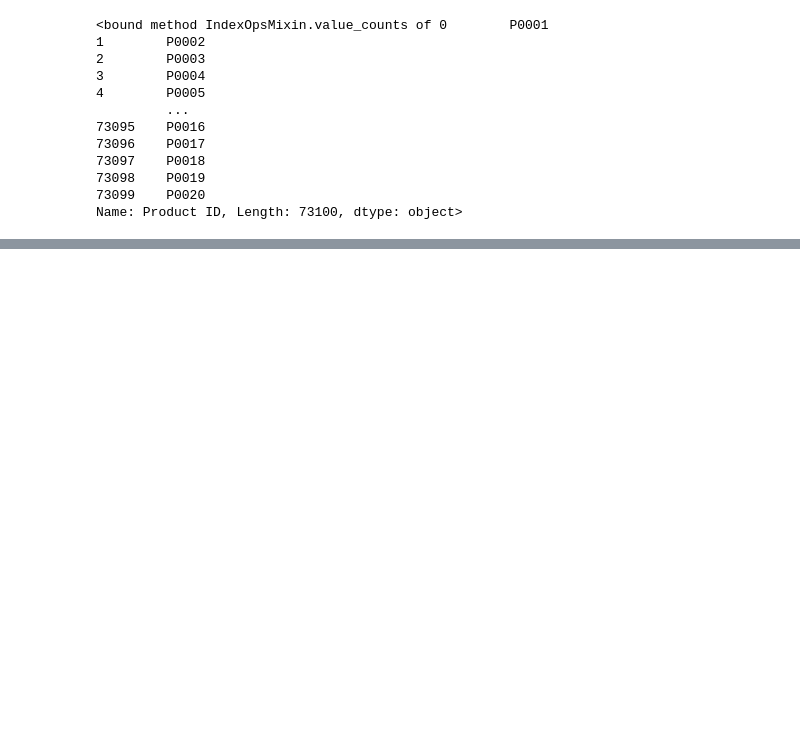
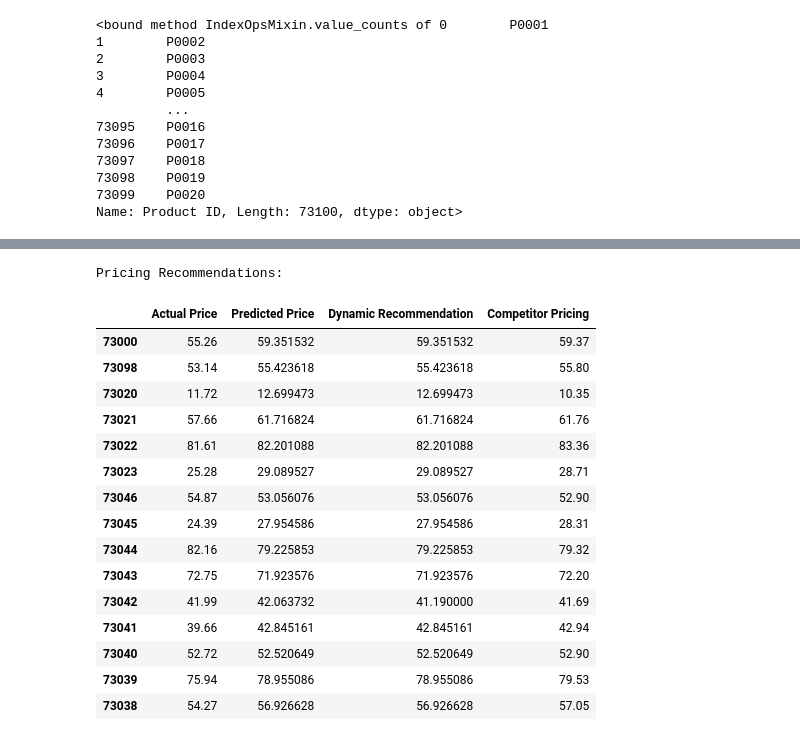
Before and after one commit to andrejpanev8/vnp-project, a Jupyter notebook: DynamicPrices.ipynb, the cells around one changed output, grey strips where cells are left out. Drawn from its saved outputs; the diff is of its cells as text; code cells hidden in the pictures; blank space fills up the shorter version.

```diff
--- a/DynamicPrices.ipynb
+++ b/DynamicPrices.ipynb
@@ -180,0 +281,42 @@ Name: Product ID, Length: 73100, dtype: object>
+# %%
+def dynamic_pricing_recommendation(row, predicted_price):
+    if row['Units Sold'] > row['Demand Forecast'] and row['Competitor Pricing'] < predicted_price:
+        return row['Competitor Pricing'] - 0.50
+    elif row['Inventory Level'] < 50:
+        return predicted_price * 1.05
+    else:
+        return predicted_price
+# %%
+recommendations = []
+for i, row in X_test.iterrows():
+    pred_price = model.predict(row.values.reshape(1, -1))[0]
+    rec = dynamic_pricing_recommendation(row, pred_price)
+    recommendations.append(rec)
+# %%
+results = pd.DataFrame({
+    "Actual Price": y_test,
+    "Predicted Price": y_pred,
+    "Dynamic Recommendation": recommendations,
+    "Competitor Pricing": X_test['Competitor Pricing']
+}, index=y_test.index)
+# %%
+print("Pricing Recommendations:")
+results.head(15)
+# %% [output]
+Pricing Recommendations:
+|  | Actual Price | Predicted Price | Dynamic Recommendation | Competitor Pricing |
+| 73000 | 55.26 | 59.351532 | 59.351532 | 59.37 |
+| 73098 | 53.14 | 55.423618 | 55.423618 | 55.80 |
+| 73020 | 11.72 | 12.699473 | 12.699473 | 10.35 |
+| 73021 | 57.66 | 61.716824 | 61.716824 | 61.76 |
+| 73022 | 81.61 | 82.201088 | 82.201088 | 83.36 |
+| 73023 | 25.28 | 29.089527 | 29.089527 | 28.71 |
+| 73046 | 54.87 | 53.056076 | 53.056076 | 52.90 |
+| 73045 | 24.39 | 27.954586 | 27.954586 | 28.31 |
+| 73044 | 82.16 | 79.225853 | 79.225853 | 79.32 |
+| 73043 | 72.75 | 71.923576 | 71.923576 | 72.20 |
+| 73042 | 41.99 | 42.063732 | 41.190000 | 41.69 |
+| 73041 | 39.66 | 42.845161 | 42.845161 | 42.94 |
+| 73040 | 52.72 | 52.520649 | 52.520649 | 52.90 |
+| 73039 | 75.94 | 78.955086 | 78.955086 | 79.53 |
+| 73038 | 54.27 | 56.926628 | 56.926628 | 57.05 |
```
Also changed, not shown: parts of 28 cells of this notebook.
